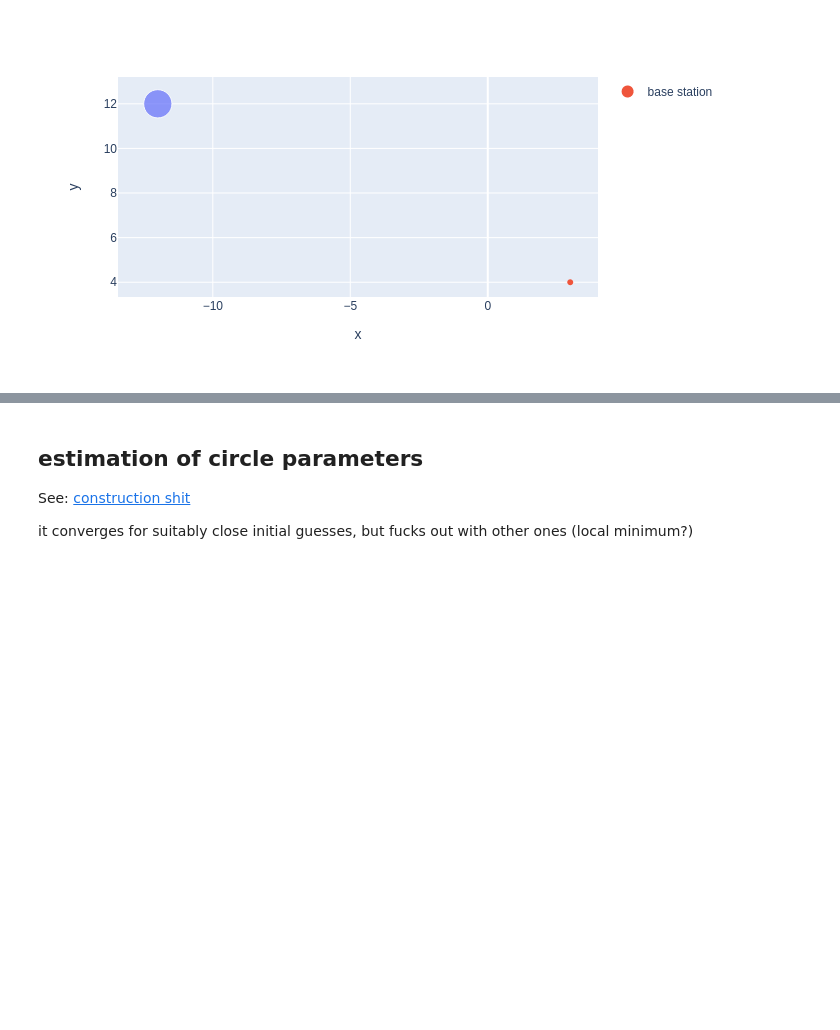
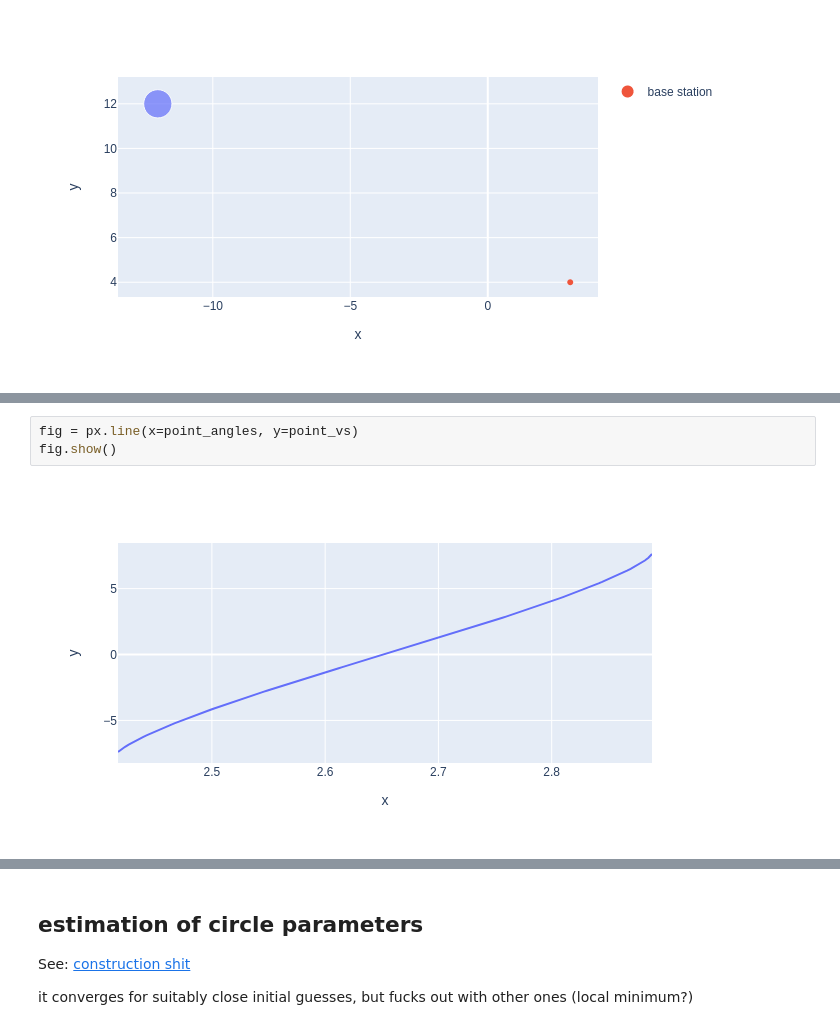
Before and after one commit to lprib/enel420-mle, a Jupyter notebook: radar2.ipynb, the cells around one changed output, grey strips where cells are left out. Cells and saved outputs as stored; diff of their text form; blank space fills up the shorter version.

```diff
--- a/radar2.ipynb
+++ b/radar2.ipynb
@@ -57,3 +74,8 @@ point_ys = np.array(point_ys)
 # %% [output]
 invalid value encountered in sqrt
+# %%
+fig = px.line(x=point_angles, y=point_vs)
+fig.show()
+# %% [output]
+[figure, added]
 # %%
```
Also changed, not shown: parts of 3 cells of this notebook.
